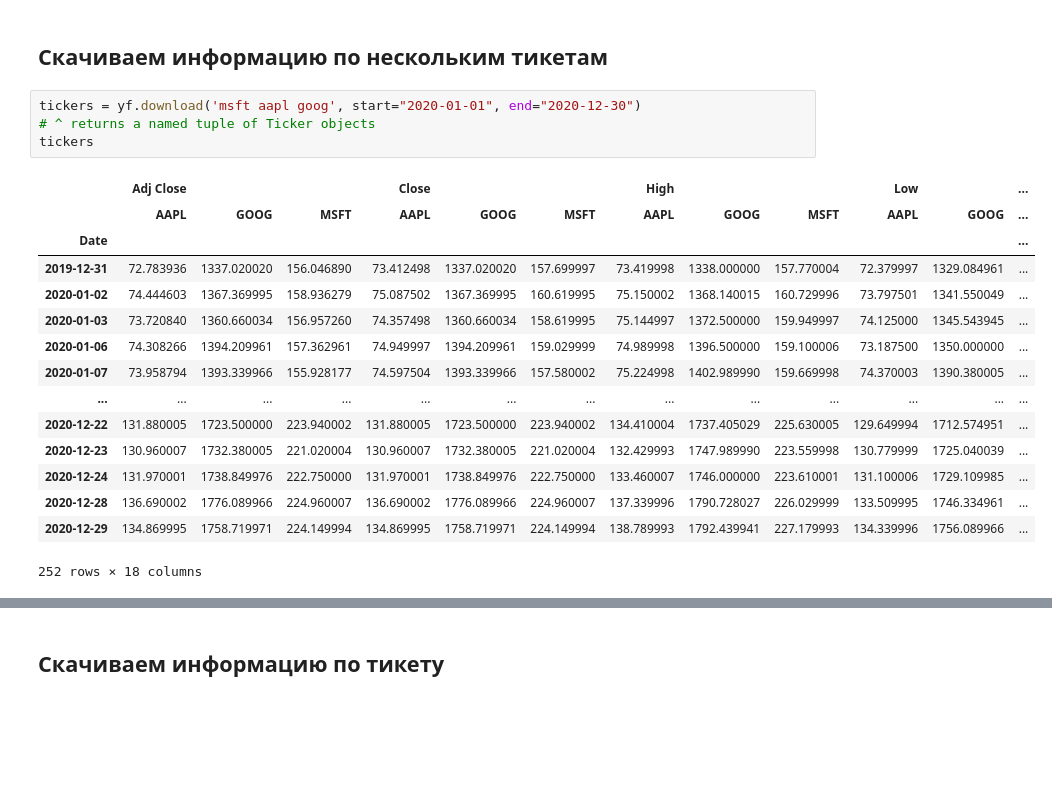
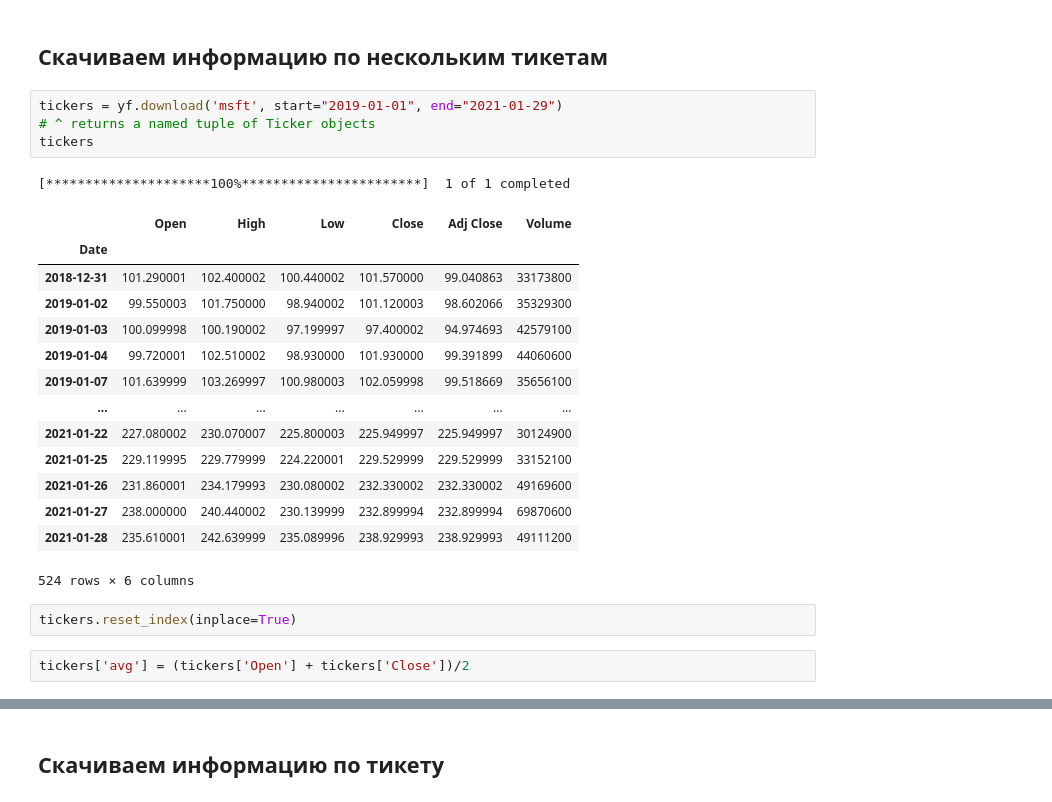
Before and after one commit to comptech-winter-school/stock-news, a Jupyter notebook: additional/examples/yahoo_finance_api.ipynb, the cells around one changed output, grey strips where cells are left out. Saved outputs shown, nothing was run; the diff lists cells and outputs as text; blank space fills up the shorter version.

```diff
--- a/additional/examples/yahoo_finance_api.ipynb
+++ b/additional/examples/yahoo_finance_api.ipynb
@@ -3,22 +3,26 @@ import yfinance as yf
 # %% [markdown]
 ## Cкачиваем информацию по нескольким тикетам
 # %%
-tickers = yf.download('msft aapl goog', start="2020-01-01", end="2020-12-30")
+tickers = yf.download('msft', start="2019-01-01", end="2021-01-29")
 # ^ returns a named tuple of Ticker objects
 tickers
 # %% [output]
+[*********************100%***********************]  1 of 1 completed
-|  | Adj Close |  |  | Close |  |  | High |  |  | Low |  | ... |
-|  | AAPL | GOOG | MSFT | AAPL | GOOG | MSFT | AAPL | GOOG | MSFT | AAPL | GOOG | ... |
-| Date |  |  |  |  |  |  |  |  |  |  |  | ... |
-| 2019-12-31 | 72.783936 | 1337.020020 | 156.046890 | 73.412498 | 1337.020020 | 157.699997 | 73.419998 | 1338.000000 | 157.770004 | 72.379997 | 1329.084961 | ... |
-| 2020-01-02 | 74.444603 | 1367.369995 | 158.936279 | 75.087502 | 1367.369995 | 160.619995 | 75.150002 | 1368.140015 | 160.729996 | 73.797501 | 1341.550049 | ... |
-| 2020-01-03 | 73.720840 | 1360.660034 | 156.957260 | 74.357498 | 1360.660034 | 158.619995 | 75.144997 | 1372.500000 | 159.949997 | 74.125000 | 1345.543945 | ... |
-| 2020-01-06 | 74.308266 | 1394.209961 | 157.362961 | 74.949997 | 1394.209961 | 159.029999 | 74.989998 | 1396.500000 | 159.100006 | 73.187500 | 1350.000000 | ... |
-| 2020-01-07 | 73.958794 | 1393.339966 | 155.928177 | 74.597504 | 1393.339966 | 157.580002 | 75.224998 | 1402.989990 | 159.669998 | 74.370003 | 1390.380005 | ... |
-| ... | ... | ... | ... | ... | ... | ... | ... | ... | ... | ... | ... | ... |
-| 2020-12-22 | 131.880005 | 1723.500000 | 223.940002 | 131.880005 | 1723.500000 | 223.940002 | 134.410004 | 1737.405029 | 225.630005 | 129.649994 | 1712.574951 | ... |
-| 2020-12-23 | 130.960007 | 1732.380005 | 221.020004 | 130.960007 | 1732.380005 | 221.020004 | 132.429993 | 1747.989990 | 223.559998 | 130.779999 | 1725.040039 | ... |
-| 2020-12-24 | 131.970001 | 1738.849976 | 222.750000 | 131.970001 | 1738.849976 | 222.750000 | 133.460007 | 1746.000000 | 223.610001 | 131.100006 | 1729.109985 | ... |
-| 2020-12-28 | 136.690002 | 1776.089966 | 224.960007 | 136.690002 | 1776.089966 | 224.960007 | 137.339996 | 1790.728027 | 226.029999 | 133.509995 | 1746.334961 | ... |
-| 2020-12-29 | 134.869995 | 1758.719971 | 224.149994 | 134.869995 | 1758.719971 | 224.149994 | 138.789993 | 1792.439941 | 227.179993 | 134.339996 | 1756.089966 | ... |
+|  | Open | High | Low | Close | Adj Close | Volume |
+| Date |  |  |  |  |  |  |
+| 2018-12-31 | 101.290001 | 102.400002 | 100.440002 | 101.570000 | 99.040863 | 33173800 |
+| 2019-01-02 | 99.550003 | 101.750000 | 98.940002 | 101.120003 | 98.602066 | 35329300 |
+| 2019-01-03 | 100.099998 | 100.190002 | 97.199997 | 97.400002 | 94.974693 | 42579100 |
+| 2019-01-04 | 99.720001 | 102.510002 | 98.930000 | 101.930000 | 99.391899 | 44060600 |
+| 2019-01-07 | 101.639999 | 103.269997 | 100.980003 | 102.059998 | 99.518669 | 35656100 |
+| ... | ... | ... | ... | ... | ... | ... |
+| 2021-01-22 | 227.080002 | 230.070007 | 225.800003 | 225.949997 | 225.949997 | 30124900 |
+| 2021-01-25 | 229.119995 | 229.779999 | 224.220001 | 229.529999 | 229.529999 | 33152100 |
+| 2021-01-26 | 231.860001 | 234.179993 | 230.080002 | 232.330002 | 232.330002 | 49169600 |
+| 2021-01-27 | 238.000000 | 240.440002 | 230.139999 | 232.899994 | 232.899994 | 69870600 |
+| 2021-01-28 | 235.610001 | 242.639999 | 235.089996 | 238.929993 | 238.929993 | 49111200 |
-252 rows × 18 columns
+524 rows × 6 columns
+# %%
+tickers.reset_index(inplace=True)
+# %%
+tickers['avg'] = (tickers['Open'] + tickers['Close'])/2
```
Also changed, not shown: parts of 15 cells of this notebook, 1 other file.
